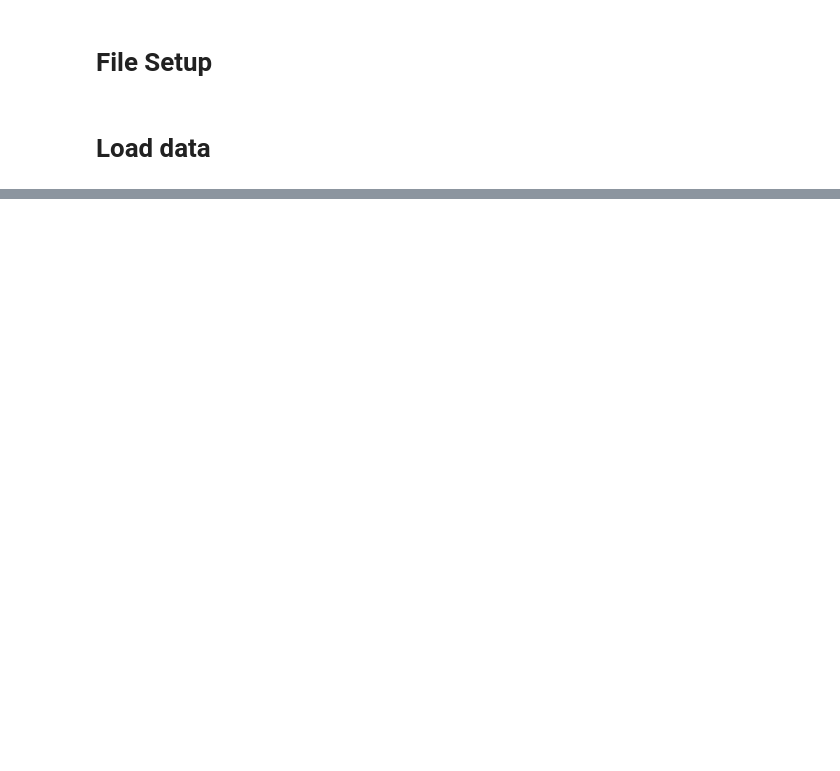
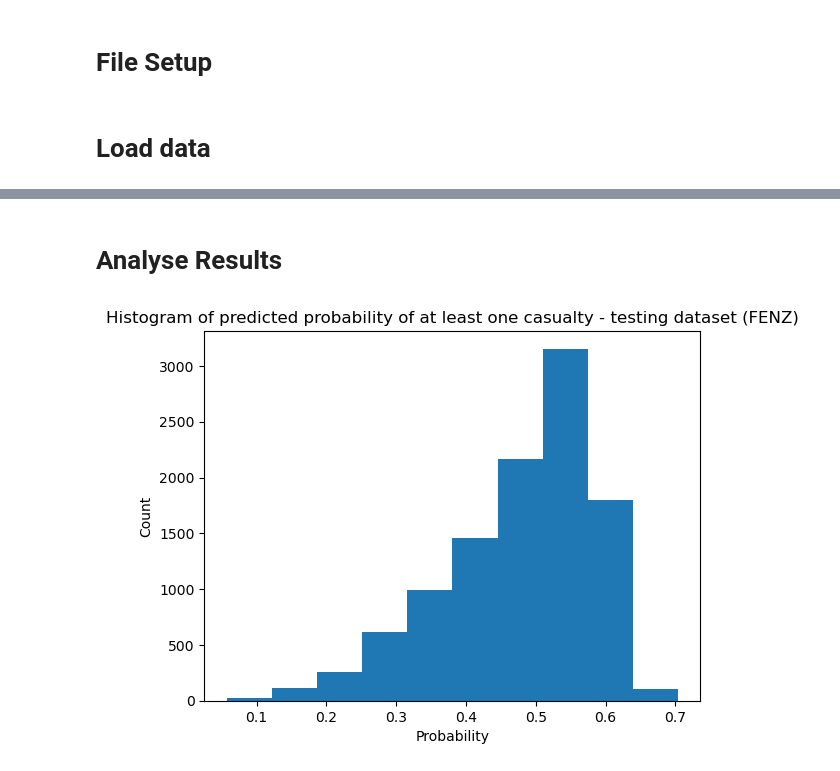
Before and after one commit to Shannon-Bengtson/FENZ_analysis, a Jupyter notebook: regressor_tests.ipynb, the cells around one changed output, grey strips where cells are left out. Drawn from its saved outputs; the diff is of its cells as text; code cells hidden in the pictures; blank space fills up the shorter version.

```diff
--- a/regressor_tests.ipynb
+++ b/regressor_tests.ipynb
@@ -737,0 +406,14 @@ qb23 = df_testing['Casualty_Probability'].quantile(0.6667)
+# %% [markdown]
+# Analyse Results
+# %%
+%matplotlib inline
+fig,ax = plt.subplots()
+
+ax.hist(df_testing['Casualty_Probability'])
+ax.set_ylabel('Count')
+ax.set_xlabel('Probability')
+ax.set_title('Histogram of predicted probability of at least one casualty - testing dataset (FENZ)')
+
+plt.show()
+# %% [output]
+[figure, added]
```
Also changed, not shown: parts of 150 cells of this notebook, 1 other file.
